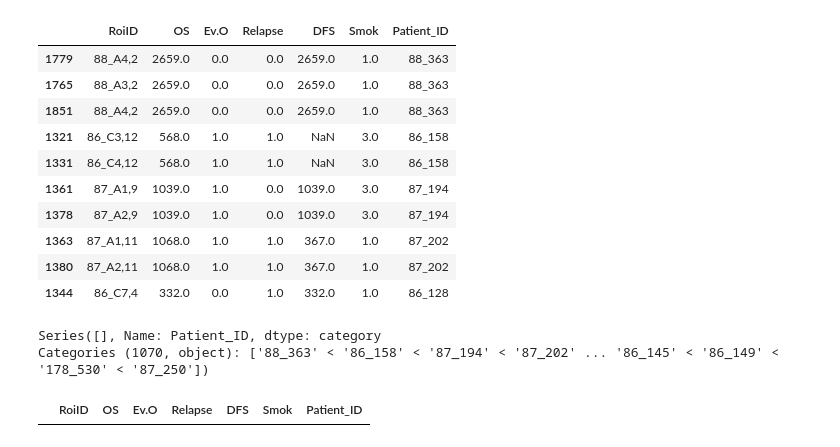
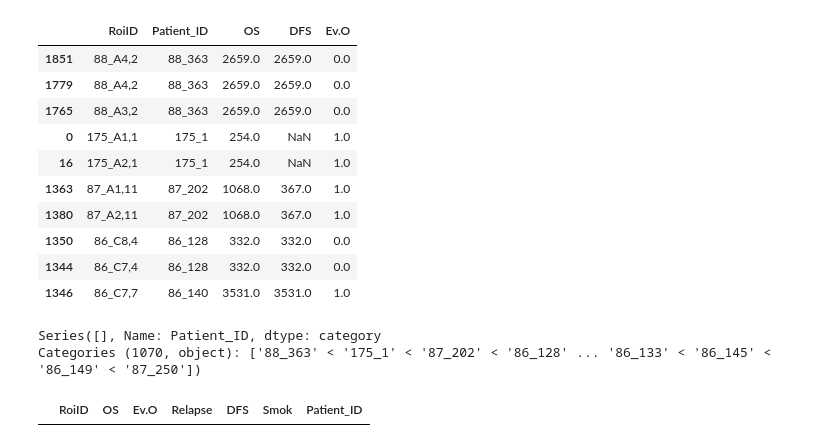
Before and after one commit to QBRC/multiTAP, a Jupyter notebook: notebooks/survival-analysis.ipynb, the cells around one changed output. Saved outputs shown, nothing was run; the diff lists cells and outputs as text; code cells hidden in the pictures.

```diff
--- a/notebooks/survival-analysis.ipynb
+++ b/notebooks/survival-analysis.ipynb
@@ -175,7 +119,8 @@ roi_id_list
 # %%
+# add the clinical data
 pt_clinical_data = pd.read_csv('/project/Xie_Lab/zgu/xiao_multiplex/nsclc_multiTAP_work/clinical_data_ROI.csv')
 # pt_subset = pt_clinical_data[pt_clinical_data['RoiID'].isin(roi_id_list)]
-pt_subset = pt_clinical_data[['RoiID', 'OS', 'Ev.O', 'Relapse', 'DFS', 'Smok', 'Patient_ID']]
+pt_subset = pt_clinical_data[['RoiID','Patient_ID', 'OS', 'DFS', 'Ev.O']]
 # pt_subset['OS_one_Year'] = pt_subset['OS'] > 365
 
 # first exclude control from analysis
@@ -198,34 +197,27 @@ pt_subset
 # %%
-# Count occurrences of each Patient_ID
-counts = pt_subset['Patient_ID'].value_counts()
-
-# Convert to DataFrame
-counts_df = counts.reset_index()
-counts_df.columns = ['Patient_ID', 'Count']
-patient_order = counts.index.tolist()  # list of Patient_ID sorted by count descending
 
 # Convert Patient_ID column to categorical with this order to sort accordingly
 pt_subset['Patient_ID'] = pd.Categorical(pt_subset['Patient_ID'], categories=patient_order, ordered=True)
 
 # Sort the dataframe by Patient_ID categorical order
 sorted_df = pt_subset.sort_values('Patient_ID')
 small_sorted = sorted_df.head(10)
 small_sorted
 # %% [output]
-|  | RoiID | OS | Ev.O | Relapse | DFS | Smok | Patient_ID |
-| 1779 | 88_A4,2 | 2659.0 | 0.0 | 0.0 | 2659.0 | 1.0 | 88_363 |
-| 1765 | 88_A3,2 | 2659.0 | 0.0 | 0.0 | 2659.0 | 1.0 | 88_363 |
-| 1851 | 88_A4,2 | 2659.0 | 0.0 | 0.0 | 2659.0 | 1.0 | 88_363 |
-| 1321 | 86_C3,12 | 568.0 | 1.0 | 1.0 | NaN | 3.0 | 86_158 |
-| 1331 | 86_C4,12 | 568.0 | 1.0 | 1.0 | NaN | 3.0 | 86_158 |
-| 1361 | 87_A1,9 | 1039.0 | 1.0 | 0.0 | 1039.0 | 3.0 | 87_194 |
-| 1378 | 87_A2,9 | 1039.0 | 1.0 | 0.0 | 1039.0 | 3.0 | 87_194 |
-| 1363 | 87_A1,11 | 1068.0 | 1.0 | 1.0 | 367.0 | 1.0 | 87_202 |
-| 1380 | 87_A2,11 | 1068.0 | 1.0 | 1.0 | 367.0 | 1.0 | 87_202 |
-| 1344 | 86_C7,4 | 332.0 | 0.0 | 1.0 | 332.0 | 1.0 | 86_128 |
+|  | RoiID | Patient_ID | OS | DFS | Ev.O |
+| 1851 | 88_A4,2 | 88_363 | 2659.0 | 2659.0 | 0.0 |
+| 1779 | 88_A4,2 | 88_363 | 2659.0 | 2659.0 | 0.0 |
+| 1765 | 88_A3,2 | 88_363 | 2659.0 | 2659.0 | 0.0 |
+| 0 | 175_A1,1 | 175_1 | 254.0 | NaN | 1.0 |
+| 16 | 175_A2,1 | 175_1 | 254.0 | NaN | 1.0 |
+| 1363 | 87_A1,11 | 87_202 | 1068.0 | 367.0 | 1.0 |
+| 1380 | 87_A2,11 | 87_202 | 1068.0 | 367.0 | 1.0 |
+| 1350 | 86_C8,4 | 86_128 | 332.0 | 332.0 | 0.0 |
+| 1344 | 86_C7,4 | 86_128 | 332.0 | 332.0 | 0.0 |
+| 1346 | 86_C7,7 | 86_140 | 3531.0 | 3531.0 | 1.0 |
 # %%
 # among the pt that have multiple TMA, check OS, DFS, Ev.O are consistent within each pt
-columns_to_check = ['OS', 'Ev.O', 'Relapse', 'DFS', 'Smok']
+columns_to_check = ['OS', 'Ev.O', 'Relapse', 'DFS', 'Smok', 'Relapse']
 
 # for each pt check # of unique elements in those columns
 consistency_df = sorted_df.groupby('Patient_ID')[columns_to_check].nunique()
@@ -238,7 +230,7 @@ inconsistent_pt = consistency_df[~consistency_df['all_consistent']].reset_index(
 inconsistent_pt
 # %% [output]
 Series([], Name: Patient_ID, dtype: category
-Categories (1070, object): ['88_363' < '86_158' < '87_194' < '87_202' ... '86_145' < '86_149' < '178_530' < '87_250'])
+Categories (1070, object): ['88_363' < '175_1' < '87_202' < '86_128' ... '86_133' < '86_145' < '86_149' < '87_250'])
 # %%
 sorted_df[sorted_df['Patient_ID'].isin(inconsistent_pt)]
 # %% [output]
```
Also changed, not shown: parts of 44 cells of this notebook.
